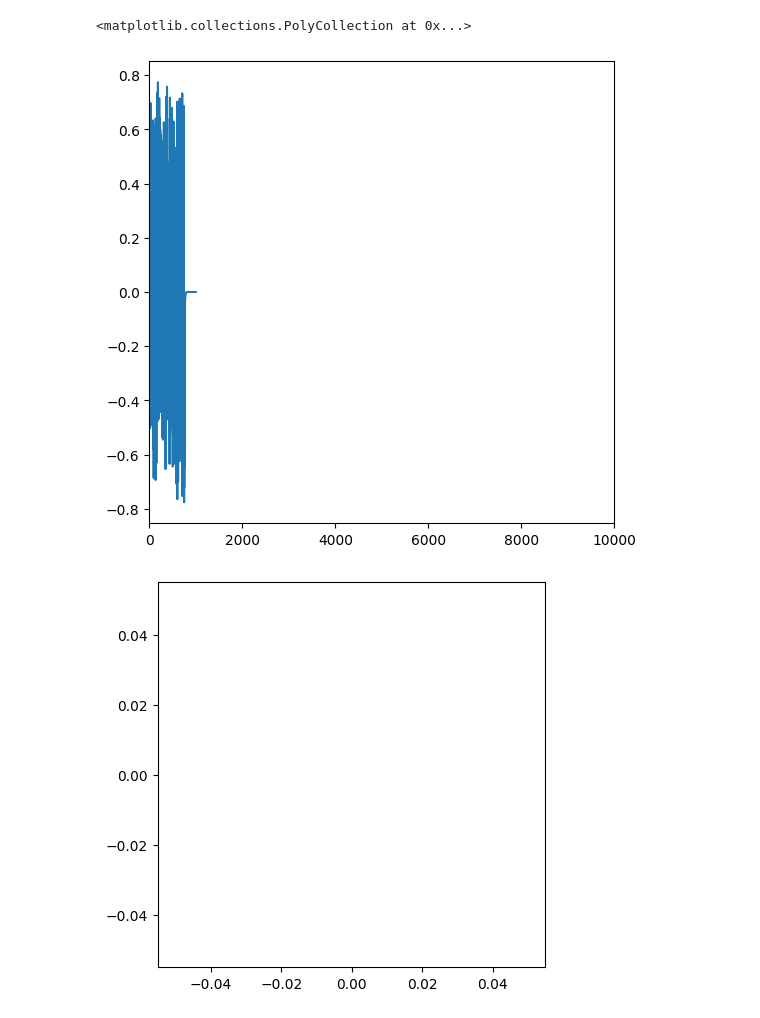
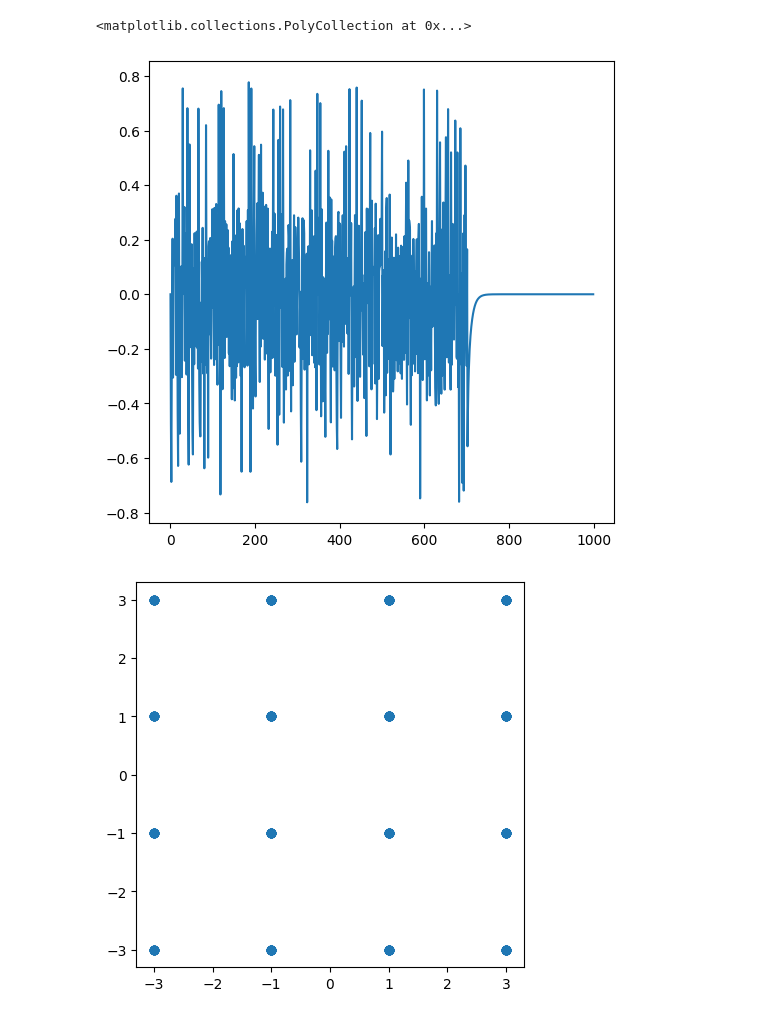
Before and after one commit to Ignaciob07/DDA-2025, a Jupyter notebook: ProyectoFinal/Simulaciones/jupyter/fcr_high_level.ipynb, the cells around one changed output. Cells and saved outputs as stored; diff of their text form; code cells hidden in the pictures.

```diff
--- a/ProyectoFinal/Simulaciones/jupyter/fcr_high_level.ipynb
+++ b/ProyectoFinal/Simulaciones/jupyter/fcr_high_level.ipynb
@@ -73,10 +73,11 @@ for i in range(n_samples):
 
 plt.figure(figsize=(6,6))
 plt.plot( range(n_samples), phase_errors)
-plt.xlim(0,10000)
+# plt.xlim(0,1000)
 
 plt.figure(figsize=(5,5))
-plt.scatter(np.real(recovered_symbols[2000:len(recovered_symbols)]),np.imag(recovered_symbols[2000:len(recovered_symbols)]))
+plt.scatter(np.real(recovered_symbols[800:len(recovered_symbols)]),np.imag(recovered_symbols[800:len(recovered_symbols)]))
+
 
 plt.figure(figsize=(6, 6))
 plt.hexbin(np.real(recovered_symbols), np.imag(recovered_symbols), gridsize=50, cmap="hot", mincnt=1)
@@ -101,3 +87,3 @@ Overdamped (Slow Response): ζ>1
 <matplotlib.collections.PolyCollection at 0x...>
-[figure, old version]
+[figure, new version]
-[figure, old version]
+[figure, new version]
```
Also changed, not shown: parts of 2 cells of this notebook, 13 other files.
